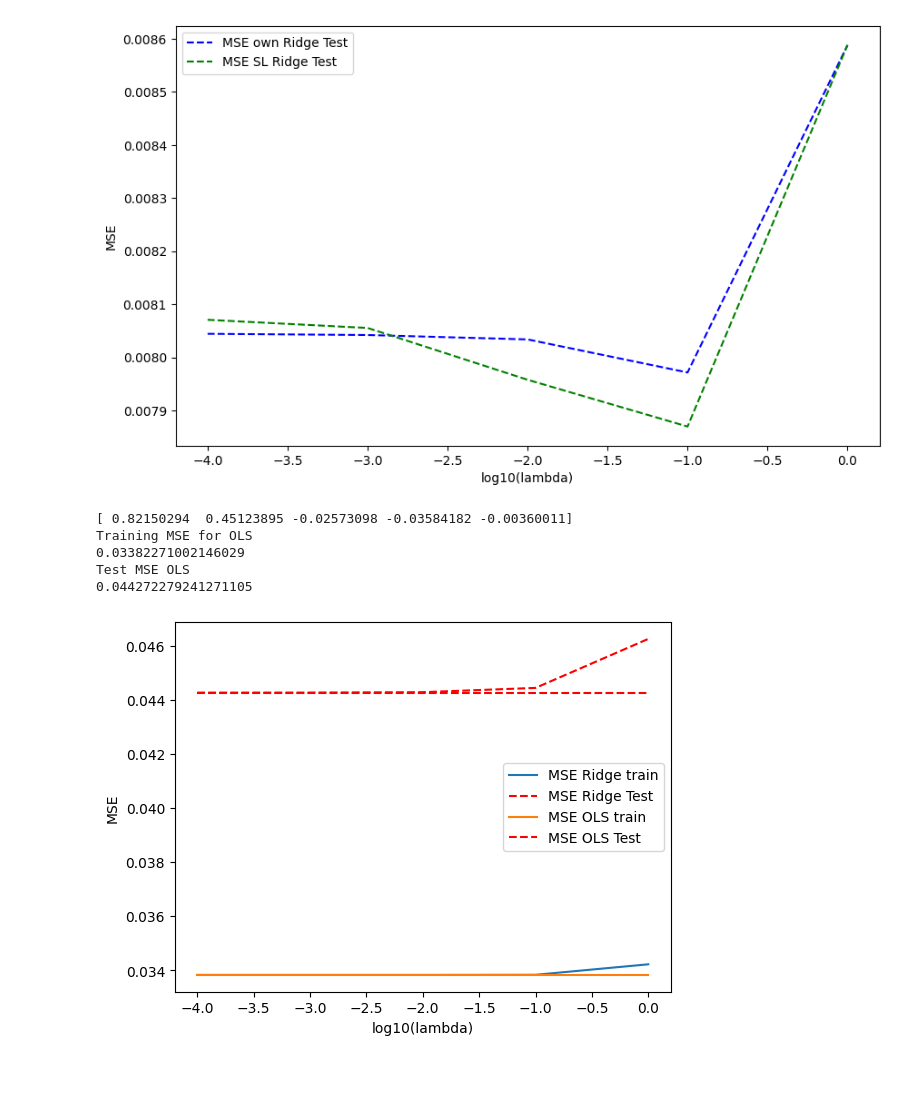
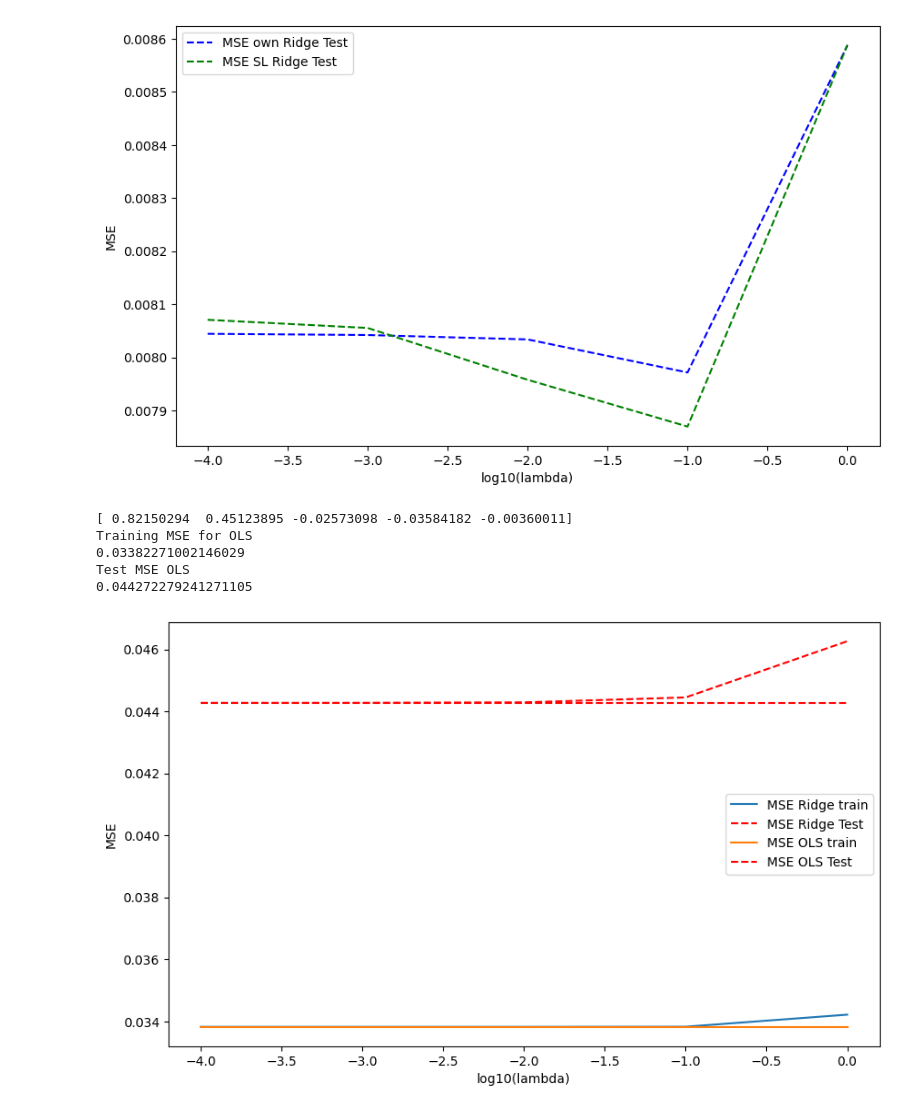
Before and after one commit to Elisaottoboni/Machine-Learning-University-of-Oslo, a Jupyter notebook: week_36/w36_Gabriele.ipynb, the cells around one changed output. Saved outputs shown, nothing was run; the diff lists cells and outputs as text; code cells hidden in the pictures; blank space fills up the shorter version.

```diff
--- a/week_36/w36_Gabriele.ipynb
+++ b/week_36/w36_Gabriele.ipynb
@@ -790,35 +790,35 @@ for i in range(nlambdas):
     Ridgebeta = np.linalg.inv(X_train.T @ X_train+lmb*I) @ X_train.T @ y_train
     # include lasso using Scikit-Learn
     RegOLS = linear_model.LinearRegression()
     RegOLS.fit(X_train,y_train)
     # and then make the prediction
     ytildeRidge = X_train @ Ridgebeta
     ypredictRidge = X_test @ Ridgebeta
     ytildeLasso = RegOLS.predict(X_train)
     ypredictLasso = RegOLS.predict(X_test)
     MSEPredict[i] = MSE(y_test,ypredictRidge)
     MSETrain[i] = MSE(y_train,ytildeRidge)
     MSEOLSPredict[i] = MSE(y_test,ypredictLasso)
     MSEOLSTrain[i] = MSE(y_train,ytildeLasso)
 
 # Now plot the results
-plt.figure()
+plt.figure(figsize= (10,6))
 plt.plot(np.log10(lambdas), MSETrain, label = 'MSE Ridge train')
 plt.plot(np.log10(lambdas), MSEPredict, 'r--', label = 'MSE Ridge Test')
 plt.plot(np.log10(lambdas), MSEOLSTrain, label = 'MSE OLS train')
 plt.plot(np.log10(lambdas), MSEOLSPredict, 'r--', label = 'MSE OLS Test')
 
 plt.xlabel('log10(lambda)')
 plt.ylabel('MSE')
 plt.legend()
 plt.show()
 # %% [output]
 [ 0.82150294  0.45123895 -0.02573098 -0.03584182 -0.00360011]
 Training MSE for OLS
 0.03382271002146029
 Test MSE OLS
 0.044272279241271105
-[figure, old version]
+[figure, new version]
 # %%
 # OLS: It has a very low MSE on the training set, which might indicate some overfitting. On the test set, the MSE is slightly higher than on the training set, but still stable.
 # Ridge Regression: As expected, Ridge has a larger error than OLS for λ low, both on the training set and the test set. This happens because Ridge includes a penalty that reduces
```
